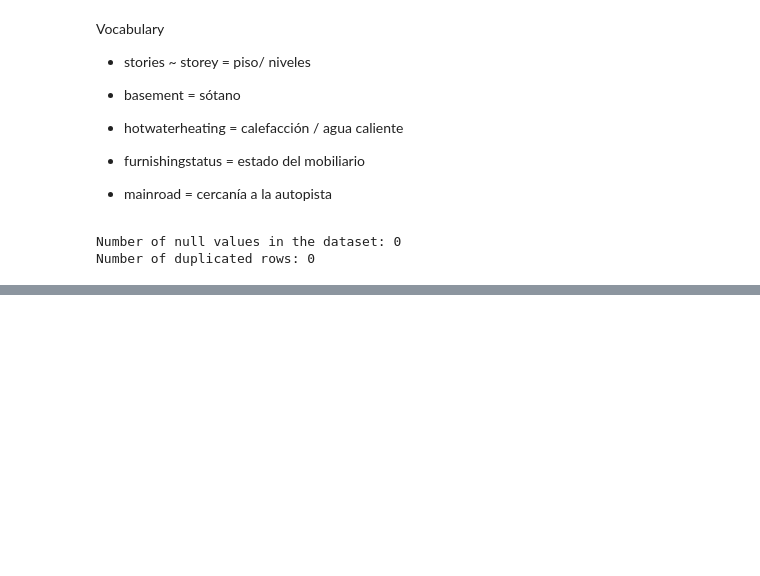
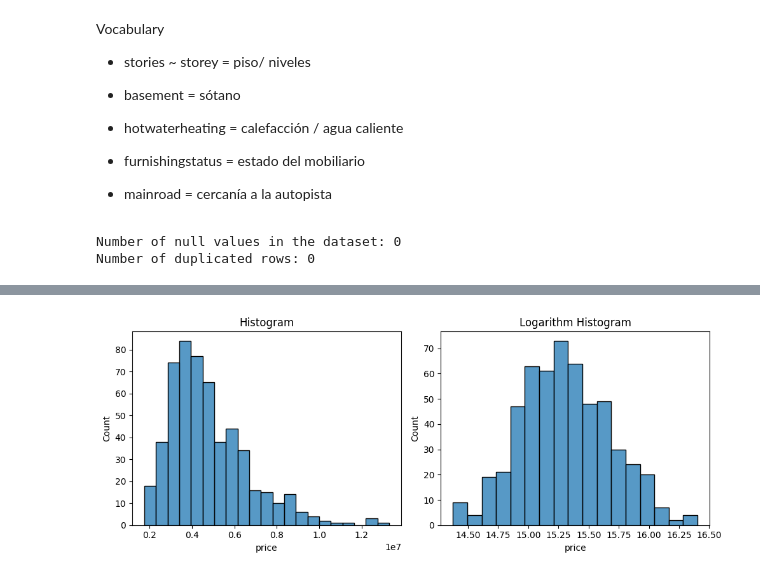
Before and after one commit to belenareal/machine_learning_projects, a Jupyter notebook: housing_prices/eda.ipynb, the cells around one changed output, grey strips where cells are left out. Cells and saved outputs as stored; diff of their text form; code cells hidden in the pictures; blank space fills up the shorter version.

```diff
--- a/housing_prices/eda.ipynb
+++ b/housing_prices/eda.ipynb
@@ -62,0 +137,13 @@ df.to_csv('data/data_numeric.csv', index=False)
+# %%
+fig, axs = plt.subplots(1, 2, figsize=(10, 4))
+
+sns.histplot(df['price'], ax=axs[0])
+axs[0].set_title('Histogram')
+
+sns.histplot(np.log(df['price']), ax=axs[1])
+axs[1].set_title('Logarithm Histogram')
+
+plt.tight_layout()
+plt.show()
+# %% [output]
+[figure, added]
```
Also changed, not shown: parts of 14 cells of this notebook, 3 other files.
